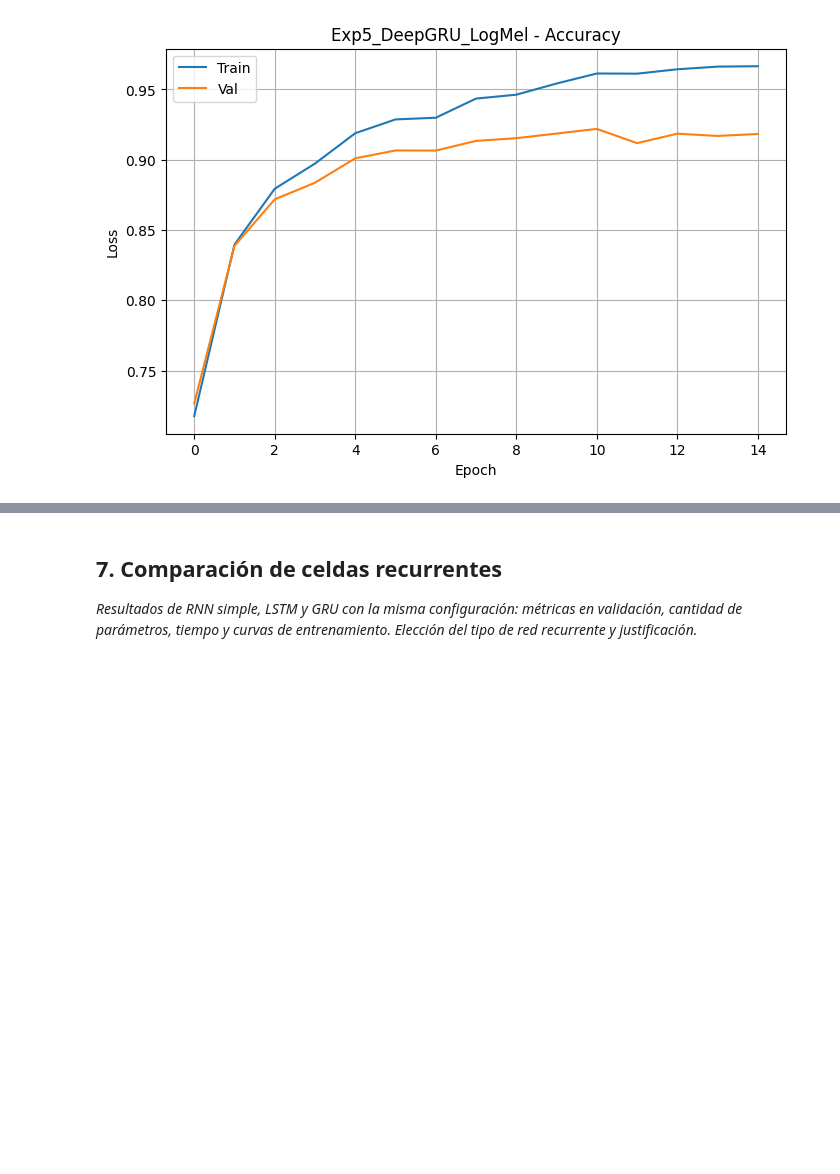
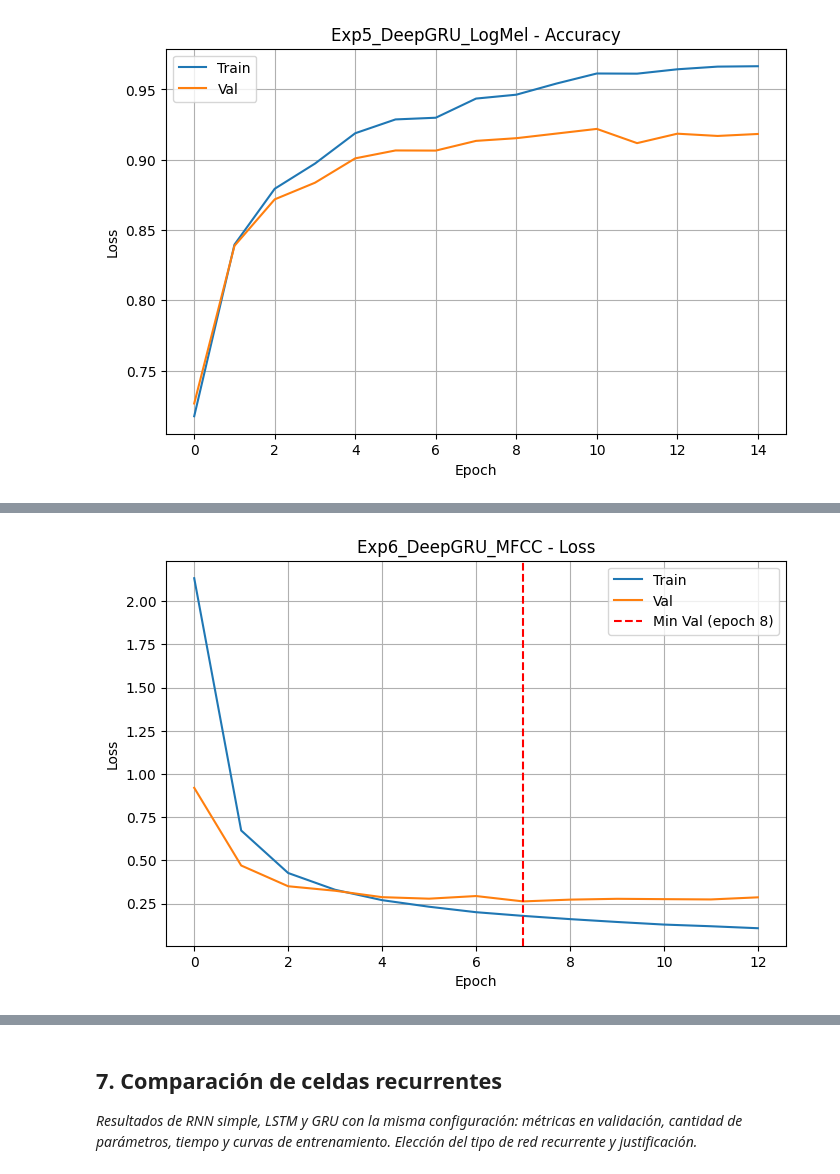
Before and after one commit to ibuscio/taller_deeplearning, a Jupyter notebook: Tarea_2_letra.ipynb, the cells around one changed output, grey strips where cells are left out. Saved outputs shown, nothing was run; the diff lists cells and outputs as text; code cells hidden in the pictures; blank space fills up the shorter version.

```diff
--- a/Tarea_2_letra.ipynb
+++ b/Tarea_2_letra.ipynb
@@ -1483,3 +1483,100 @@ Epoch: 015 | Train Loss: 0.1374 | Val Loss: 0.3044 | Train Acc: 96.65% | Val Acc
   Val Loss: 0.3044 | Val Accuracy: 91.83% | Val F1-Macro: 91.17% | Tiempo: 84.8 s
 [figure]
 [figure]
+# %%
+# ==============================================================================
+# PREPARACIÓN DE MFCC + EXPERIMENTO 6: DeepGRU (3 capas, H=128) con MFCC
+# ==============================================================================
+N_MFCC = 40  # 40 coeficientes MFCC por paso temporal -> secuencia (101, 40)
+class MFCCSequenceExtractor(nn.Module):
+  """Convierte cada audio de 16.000 muestras en una secuencia MFCC normalizada de forma (101, 40)."""
+
+  def __init__(self):
+    super().__init__()
+    self.mfcc = T.MFCC(
+        sample_rate=SAMPLE_RATE,
+        n_mfcc=N_MFCC,
+        melkwargs={
+            "n_fft": N_FFT,
+            "win_length": WIN_LENGTH,
+            "hop_length": HOP_LENGTH,
+            "f_min": 20.0,
+            "f_max": SAMPLE_RATE / 2.0,
+            "n_mels": N_MELS,
+            "power": 2.0,
+            "center": True,
+        },
+    )
+
+  def forward(self, waveform: torch.Tensor) -> torch.Tensor:
+    feat = self.mfcc(waveform)  # (..., 40, 101)
+    mean = feat.mean(dim=-1, keepdim=True)
+    std = feat.std(dim=-1, keepdim=True)
+    feat = (feat - mean) / (std + 1e-5)
+    return feat.transpose(-1, -2)  # (..., 101, 40)
+
+
+class SpeechCommandsMFCCDataset(Dataset):
+
+  def __init__(self, df_subset: pd.DataFrame):
+    self.paths = df_subset["abs_path"].tolist()
+    self.labels = df_subset["label_idx"].tolist()
+    self.extractor = MFCCSequenceExtractor()
+
+  def __len__(self) -> int:
+    return len(self.paths)
+
+  def __getitem__(self, idx: int):
+    wav = load_and_pad_wav(self.paths[idx], TARGET_SAMPLES)
+    seq = self.extractor(wav)  # (101, 40)
+    return seq, self.labels[idx]
+
+
+# 1. Creamos los DataLoaders de MFCC (Train, Val y Test)
+pin_mem = torch.cuda.is_available()
+train_loader_mfcc = DataLoader(
+    SpeechCommandsMFCCDataset(df_train),
+    batch_size=256,
+    shuffle=True,
+    num_workers=NW,
+    pin_memory=pin_mem,
+)
+val_loader_mfcc = DataLoader(
+    SpeechCommandsMFCCDataset(df_val),
+    batch_size=256,
+    shuffle=False,
+    num_workers=NW,
+    pin_memory=pin_mem,
+)
+test_loader_mfcc = DataLoader(
+    SpeechCommandsMFCCDataset(df_test),
+    batch_size=256,
+    shuffle=False,
+    num_workers=NW,
+    pin_memory=pin_mem,
+)
+
+xb_mfcc, _ = next(iter(train_loader_mfcc))
+print(
+    "DataLoaders MFCC listos -> Batch shape:"
+    f" {tuple(xb_mfcc.shape)} (Batch, T=101, F=40)\n"
+)
+
+# 2. Entrenamos el Experimento 6: El mejor modelo (DeepGRU 3 capas, H=128) con representación MFCC
+set_seed(SEED)
+model_exp6 = DeepGRUClassifier(
+    input_dim=N_MFCC, hidden_dim=128, num_layers=3, num_classes=35, dropout=0.2
+)
+_ = run_experiment(
+    exp_name="Exp6_DeepGRU_MFCC",
+    model=model_exp6,
+    train_loader=train_loader_mfcc,
+    val_loader=val_loader_mfcc,
+    config_desc="Deep GRU (3 capas, H=128, MFCC 40)",
+    cell_type="DeepGRU",
+    representation="mfcc",
+    lr=1e-3,
+    epochs=15,
+    patience=5,
+)
+# %% [output]
@@ -1485,0 +1600 @@ Epoch: 015 | Train Loss: 0.1374 | Val Loss: 0.3044 | Train Acc: 96.65% | Val Acc
+[figure, added]
```
Also changed, not shown: parts of 10 cells of this notebook.
